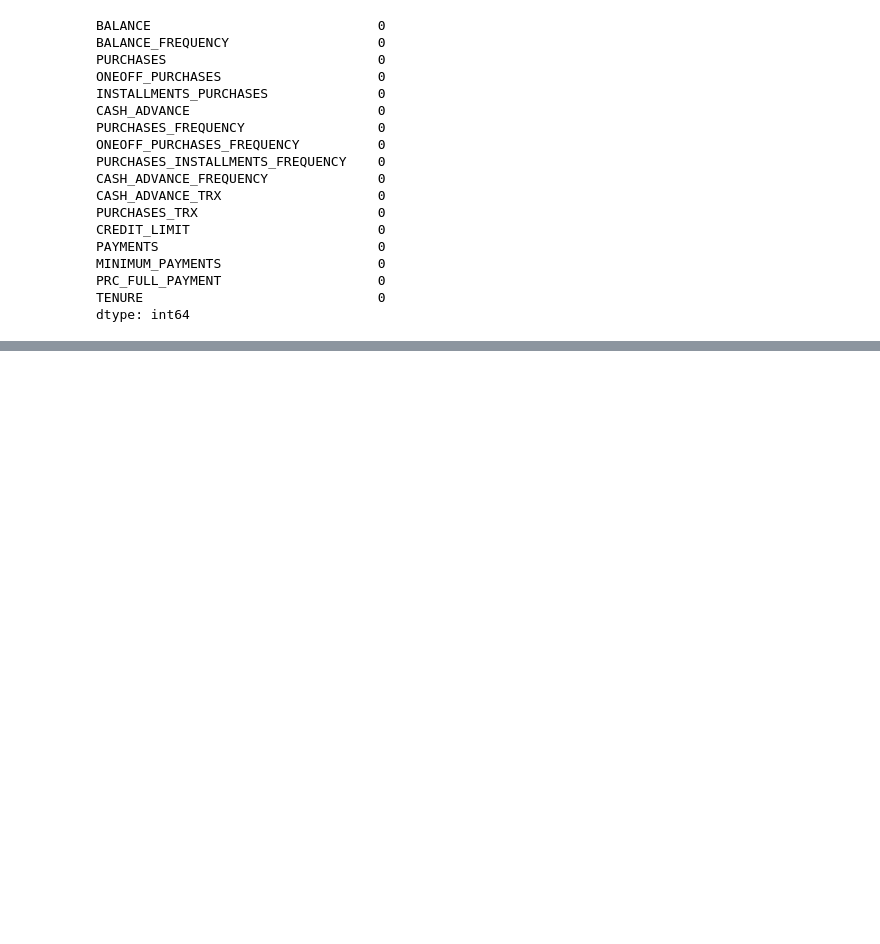
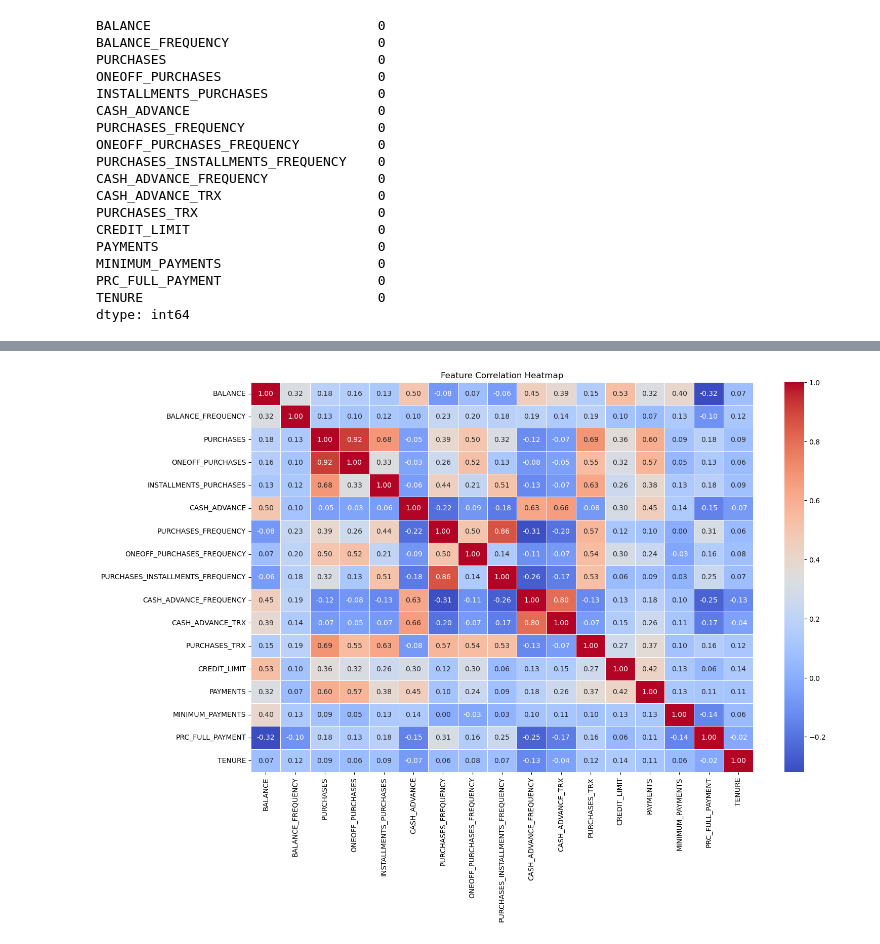
Before and after one commit to CodeClusters/Credit-Card-Dataset-Clustering, a Jupyter notebook: Credit Card Data Clustering Project.ipynb, the cells around one changed output, grey strips where cells are left out. Saved outputs shown, nothing was run; the diff lists cells and outputs as text; code cells hidden in the pictures; blank space fills up the shorter version.

Commit message:
heatmap

```diff
--- a/Credit Card Data Clustering Project.ipynb
+++ b/Credit Card Data Clustering Project.ipynb
@@ -184,0 +195,14 @@ plt.show()
+# %%
+# Remove non-numeric columns if any (e.g., 'CUST_ID')
+df_numeric = df.select_dtypes(include='number')
+
+# Calculate correlation matrix
+corr = df_numeric.corr()
+
+# Plot heatmap
+plt.figure(figsize=(16, 10))
+sns.heatmap(corr, annot=True, fmt=".2f", cmap='coolwarm', linewidths=0.5)
+plt.title("Feature Correlation Heatmap")
+plt.show()
+# %% [output]
+[figure, added]
```
Also changed, not shown: parts of 4 cells of this notebook.
